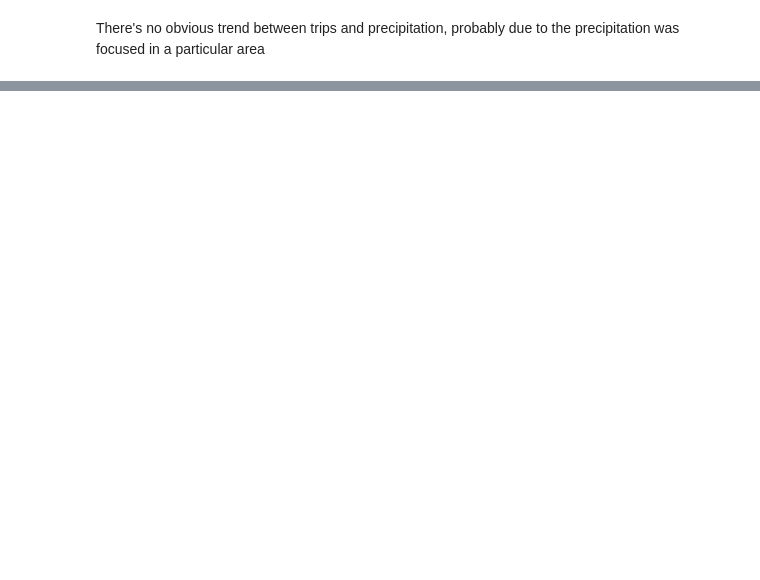
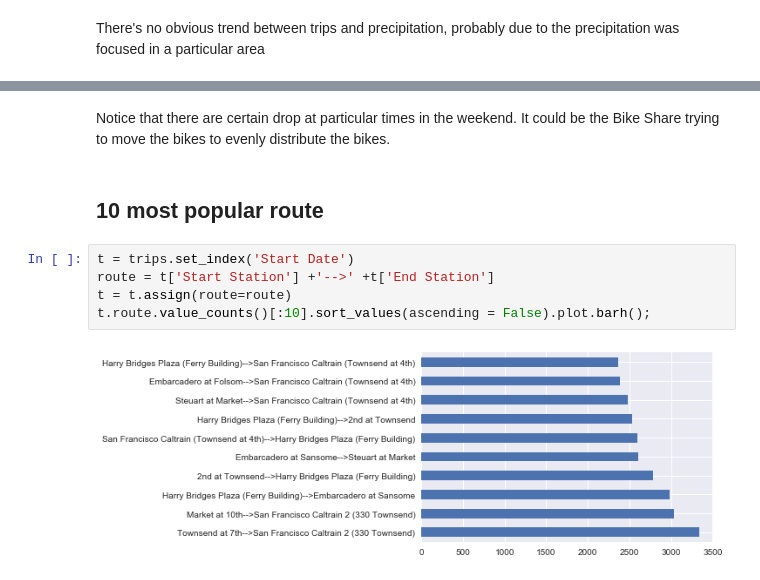
Before and after one commit to sun-binrwei/dsprojects, a Jupyter notebook: Capstone Project 1/cleanData.ipynb, the cells around one changed output, grey strips where cells are left out. Drawn from its saved outputs; the diff is of its cells as text; blank space fills up the shorter version.

```diff
--- a/Capstone Project 1/cleanData.ipynb
+++ b/Capstone Project 1/cleanData.ipynb
@@ -303,0 +391,11 @@ There's no obvious trend between trips and precipitation, probably due to the pr
+# %% [markdown]
+Notice that there are certain drop at particular times in the weekend. It could be the Bike Share trying to move the bikes to evenly distribute the bikes.
+# %% [markdown]
+## 10 most popular route
+# %%
+t = trips.set_index('Start Date')
+route = t['Start Station'] +'-->' +t['End Station']
+t = t.assign(route=route)
+t.route.value_counts()[:10].sort_values(ascending = False).plot.barh();
+# %% [output]
+[figure, added]
```
Also changed, not shown: parts of 29 cells of this notebook.
